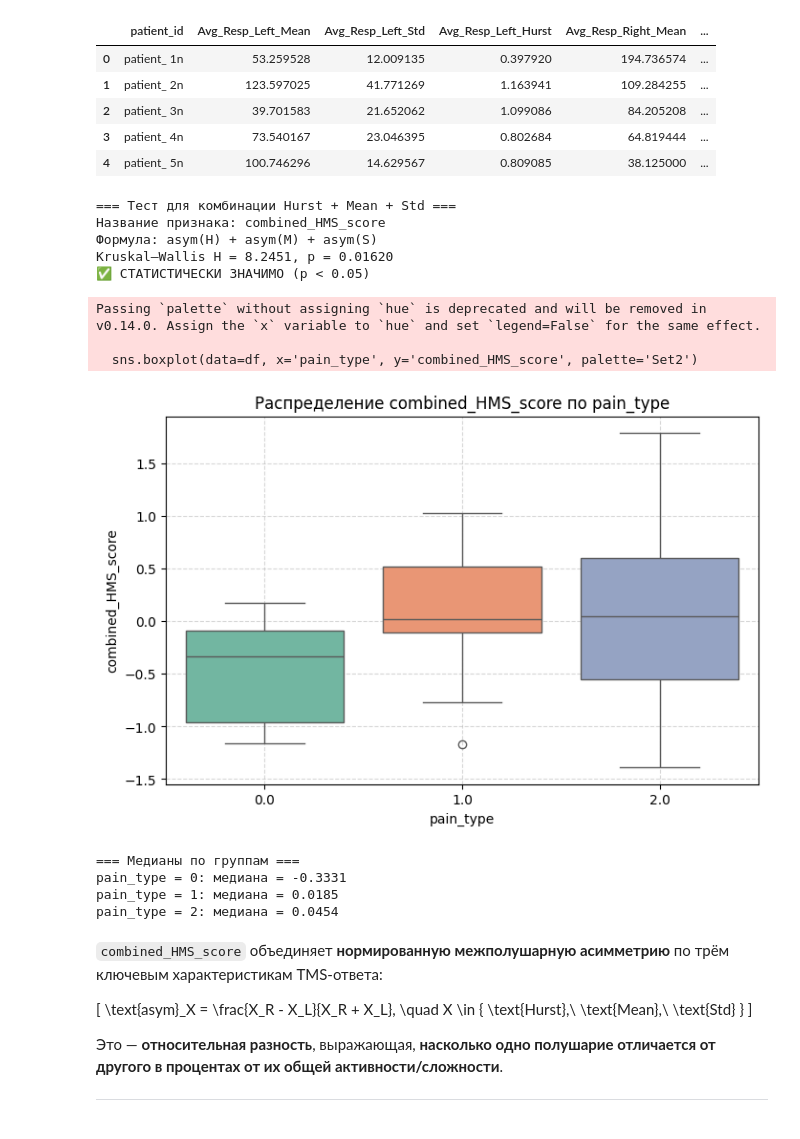
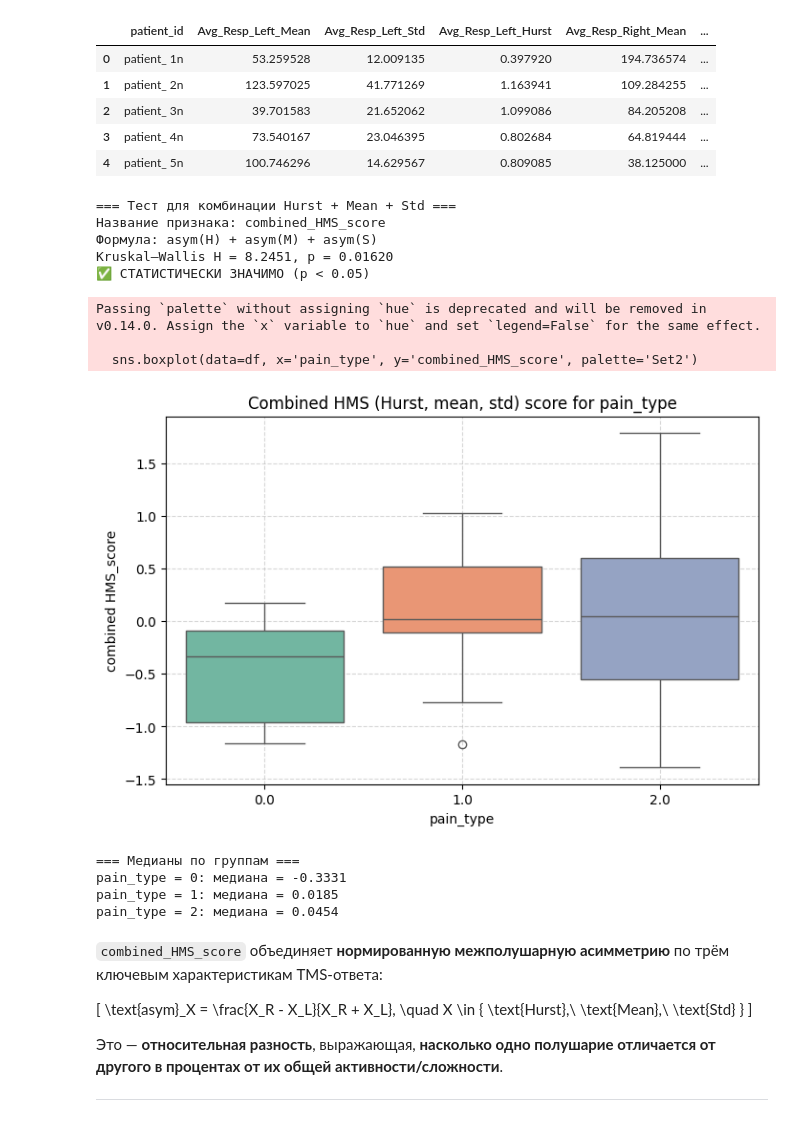
Before and after one commit to TAUforPython/TMS-pain-analysis, a Jupyter notebook: ML TMS pain analysis.ipynb, the cells around one changed output. Saved outputs shown, nothing was run; the diff lists cells and outputs as text; code cells hidden in the pictures.

```diff
--- a/ML TMS pain analysis.ipynb
+++ b/ML TMS pain analysis.ipynb
@@ -1517,36 +1513,36 @@ print("=== Тест для комбинации Hurst + Mean + Std ===")
 print(f"Название признака: combined_HMS_score")
 print(f"Формула: asym(H) + asym(M) + asym(S)")
 print(f"Kruskal–Wallis H = {H_stat:.4f}, p = {p_val:.5f}")
 
 if p_val < 0.05:
     print("✅ СТАТИСТИЧЕСКИ ЗНАЧИМО (p < 0.05)")
 else:
     print("❌ Не значимо")
 
 # Визуализация
 plt.figure(figsize=(8, 5))
 sns.boxplot(data=df, x='pain_type', y='combined_HMS_score', palette='Set2')
-plt.title('Распределение combined_HMS_score по pain_type')
+plt.title('Combined HMS (Hurst, mean, std) score for pain_type')
 plt.xlabel('pain_type')
-plt.ylabel('combined_HMS_score')
+plt.ylabel('combined HMS_score')
 plt.grid(True, linestyle='--', alpha=0.5)
 plt.show()
 
 # Описательная статистика
 print("\n=== Медианы по группам ===")
 for pt in sorted(df['pain_type'].unique()):
     median_val = df[df['pain_type'] == pt]['combined_HMS_score'].median()
     print(f"pain_type = {int(pt)}: медиана = {median_val:.4f}")
 # %% [output]
 === Тест для комбинации Hurst + Mean + Std ===
 Название признака: combined_HMS_score
 Формула: asym(H) + asym(M) + asym(S)
 Kruskal–Wallis H = 8.2451, p = 0.01620
 ✅ СТАТИСТИЧЕСКИ ЗНАЧИМО (p < 0.05)
 Passing `palette` without assigning `hue` is deprecated and will be removed in v0.14.0. Assign the `x` variable to `hue` and set `legend=False` for the same effect.
 
   sns.boxplot(data=df, x='pain_type', y='combined_HMS_score', palette='Set2')
-[figure, old version]
+[figure, new version]
 === Медианы по группам ===
 pain_type = 0: медиана = -0.3331
 pain_type = 1: медиана = 0.0185
```
Also changed, not shown: parts of 39 cells of this notebook.
